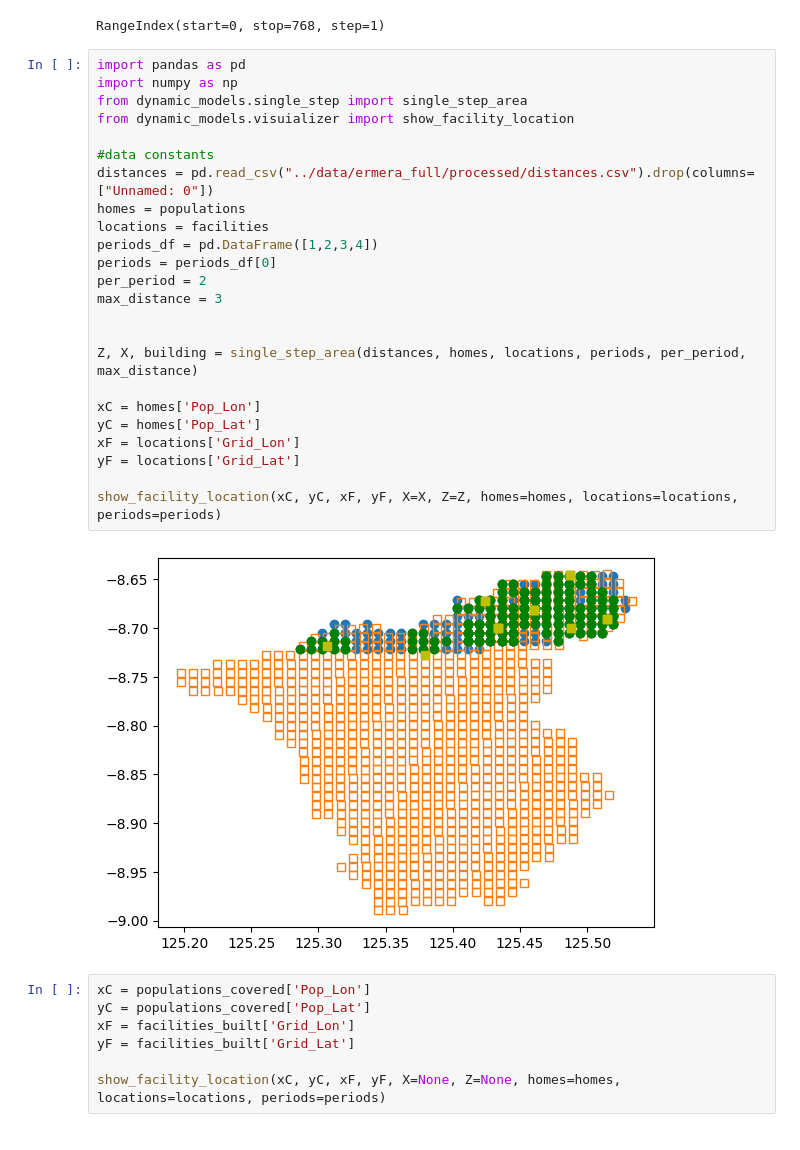
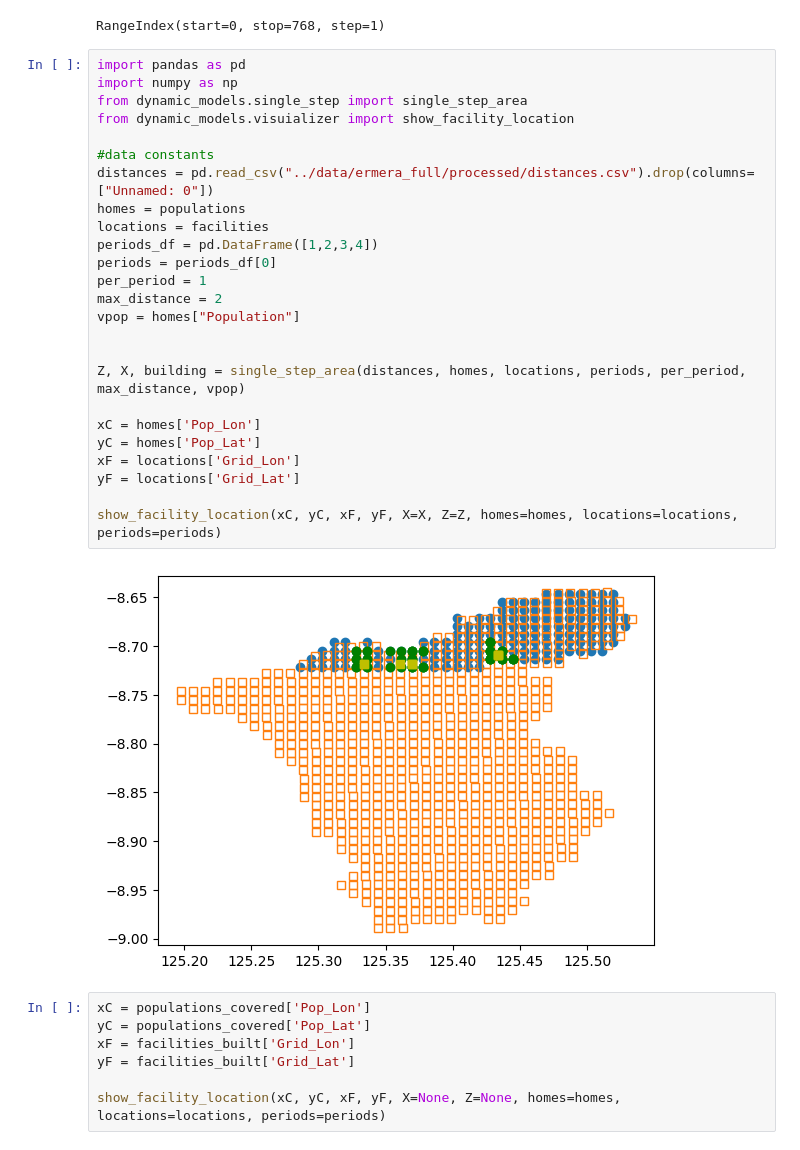
Before and after one commit to Srokusek/ABW-project, a Jupyter notebook: models/full_ermera.ipynb, the cells around one changed output. Cells and saved outputs as stored; diff of their text form.

Commit message:
added functionality that takes population of household into account

```diff
--- a/models/full_ermera.ipynb
+++ b/models/full_ermera.ipynb
@@ -112,29 +112,30 @@ RangeIndex(start=0, stop=768, step=1)
 # %%
 import pandas as pd
 import numpy as np
 from dynamic_models.single_step import single_step_area
 from dynamic_models.visuializer import show_facility_location
 
 #data constants
 distances = pd.read_csv("../data/ermera_full/processed/distances.csv").drop(columns=["Unnamed: 0"])
 homes = populations
 locations = facilities
 periods_df = pd.DataFrame([1,2,3,4])
 periods = periods_df[0]
-per_period = 2
-max_distance = 3
+per_period = 1
+max_distance = 2
+vpop = homes["Population"]
 
 
-Z, X, building = single_step_area(distances, homes, locations, periods, per_period, max_distance)
+Z, X, building = single_step_area(distances, homes, locations, periods, per_period, max_distance, vpop)
 
 xC = homes['Pop_Lon']
 yC = homes['Pop_Lat']
 xF = locations['Grid_Lon']
 yF = locations['Grid_Lat']
 
 show_facility_location(xC, yC, xF, yF, X=X, Z=Z, homes=homes, locations=locations, periods=periods)
 # %% [output]
-[figure, old version]
+[figure, new version]
 # %%
 xC = populations_covered['Pop_Lon']
 yC = populations_covered['Pop_Lat']
```
Also changed, not shown: parts of 3 cells of this notebook, 1 other file.
